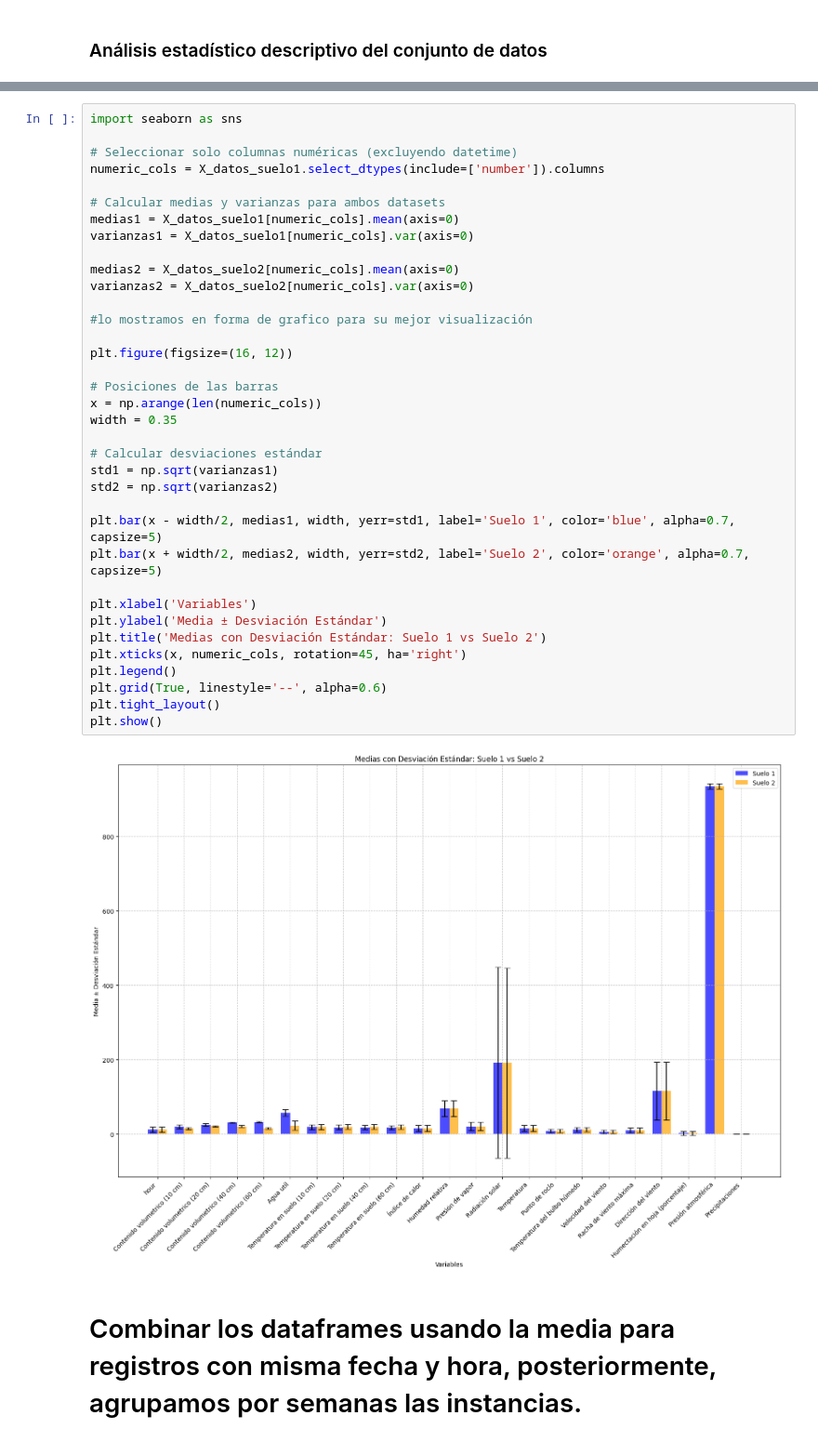
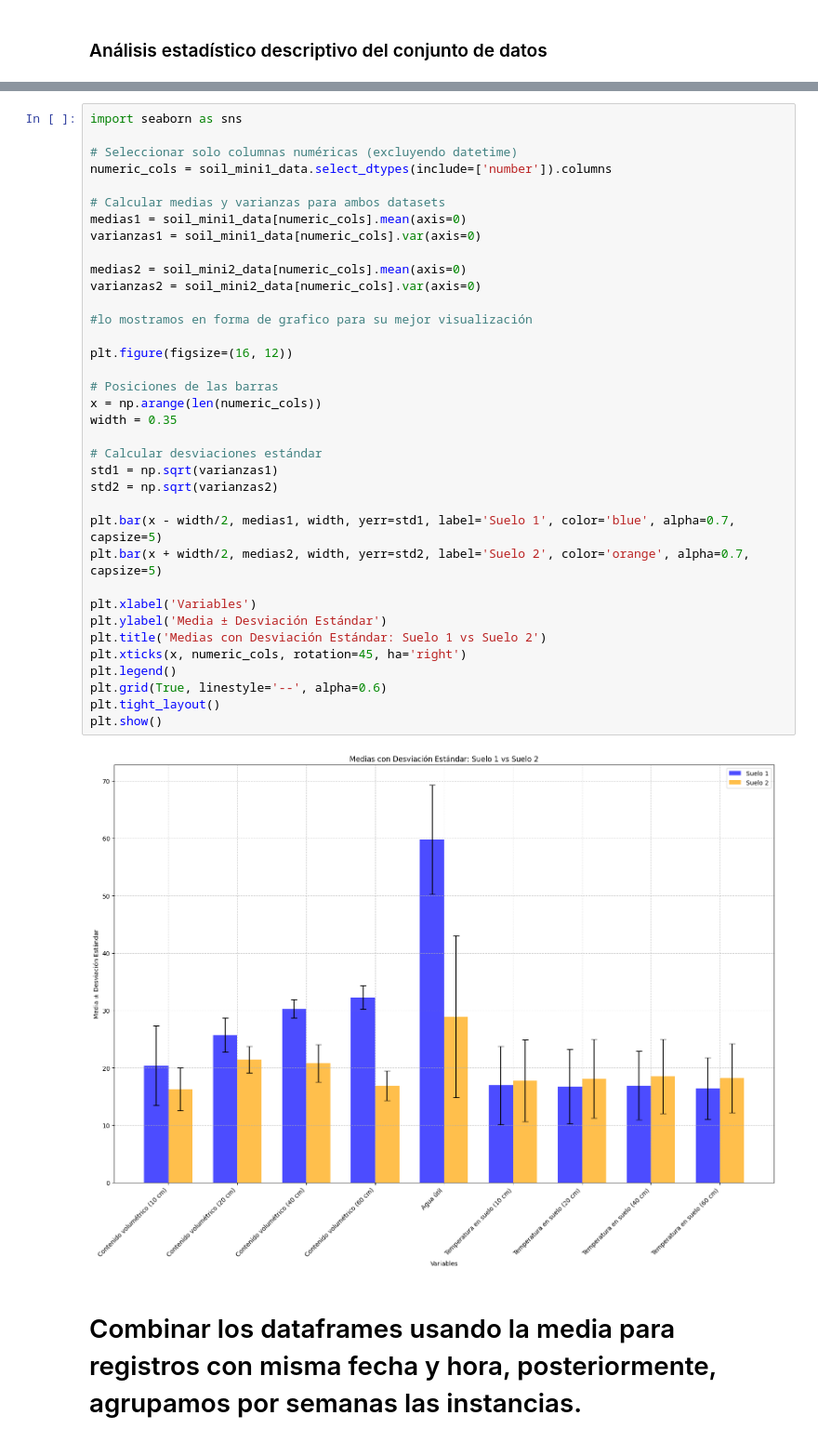
Before and after one commit to rodrigocastroviejo/Optimizacion-de-Riego-Deficitario-Controlado-en-cultivos-Le-osos-Mediante-Machine-Learning, a Jupyter notebook: model/EDA.ipynb, the cells around one changed output, grey strips where cells are left out. Shown at 93% size. Cells and saved outputs as stored; diff of their text form.

```diff
--- a/model/EDA.ipynb
+++ b/model/EDA.ipynb
@@ -63,40 +96,40 @@ memory usage: 5.4 KB
 import seaborn as sns
 
 # Seleccionar solo columnas numéricas (excluyendo datetime)
-numeric_cols = X_datos_suelo1.select_dtypes(include=['number']).columns
+numeric_cols = soil_mini1_data.select_dtypes(include=['number']).columns
 
 # Calcular medias y varianzas para ambos datasets
-medias1 = X_datos_suelo1[numeric_cols].mean(axis=0)
-varianzas1 = X_datos_suelo1[numeric_cols].var(axis=0)
+medias1 = soil_mini1_data[numeric_cols].mean(axis=0)
+varianzas1 = soil_mini1_data[numeric_cols].var(axis=0)
 
-medias2 = X_datos_suelo2[numeric_cols].mean(axis=0)
-varianzas2 = X_datos_suelo2[numeric_cols].var(axis=0)
+medias2 = soil_mini2_data[numeric_cols].mean(axis=0)
+varianzas2 = soil_mini2_data[numeric_cols].var(axis=0)
 
 #lo mostramos en forma de grafico para su mejor visualización
 
 plt.figure(figsize=(16, 12))
 
 # Posiciones de las barras
 x = np.arange(len(numeric_cols))
 width = 0.35
 
 # Calcular desviaciones estándar
 std1 = np.sqrt(varianzas1)
 std2 = np.sqrt(varianzas2)
 
 plt.bar(x - width/2, medias1, width, yerr=std1, label='Suelo 1', color='blue', alpha=0.7, capsize=5)
 plt.bar(x + width/2, medias2, width, yerr=std2, label='Suelo 2', color='orange', alpha=0.7, capsize=5)
 
 plt.xlabel('Variables')
 plt.ylabel('Media ± Desviación Estándar')
 plt.title('Medias con Desviación Estándar: Suelo 1 vs Suelo 2')
 plt.xticks(x, numeric_cols, rotation=45, ha='right')
 plt.legend()
 plt.grid(True, linestyle='--', alpha=0.6)
 plt.tight_layout()
 plt.show()
 # %% [output]
-[figure, old version]
+[figure, new version]
 # %% [markdown]
 # Combinar los dataframes usando la media para registros con misma fecha y hora, posteriormente, agrupamos por semanas las instancias.
 # %%
```
Also changed, not shown: parts of 6 cells of this notebook, 15 other files.
